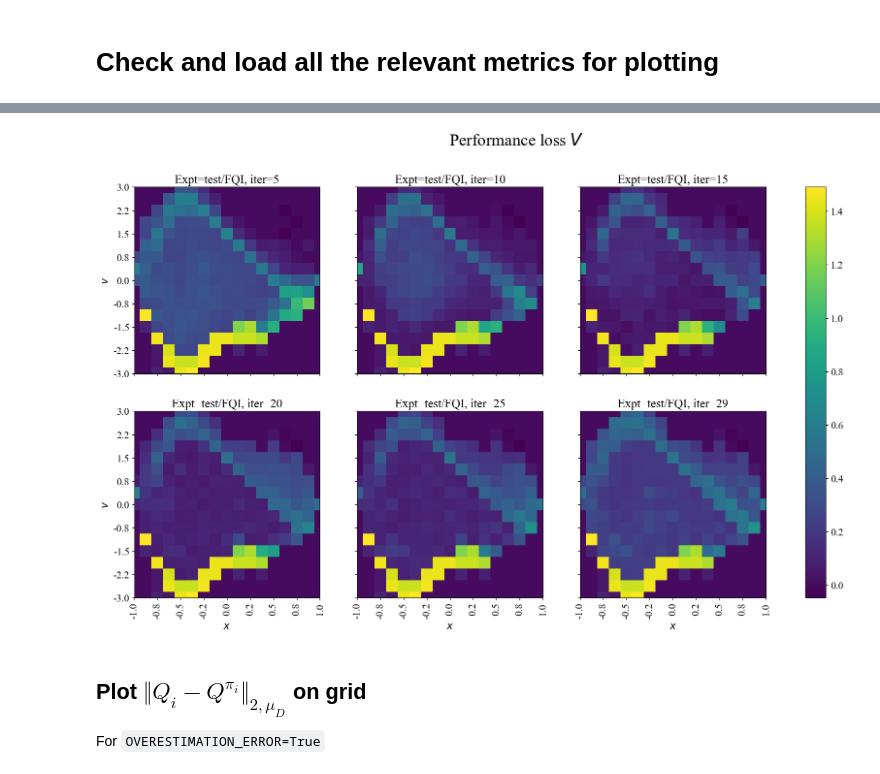
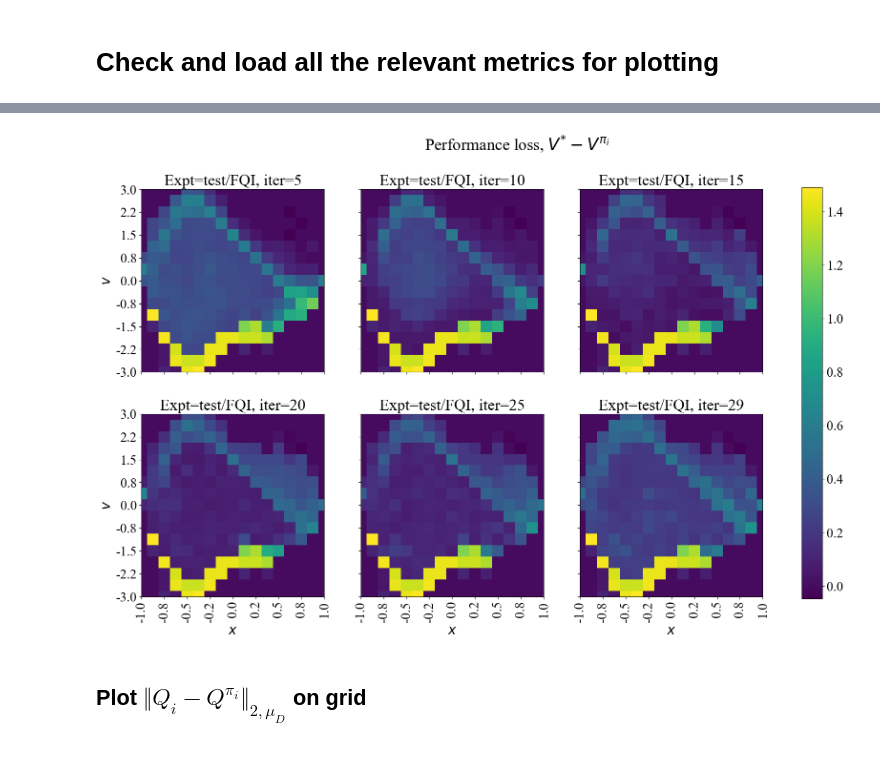
Before and after one commit to theovincent/slimDQN, a Jupyter notebook: experiments/CarOnHill/plots.ipynb, the cells around one changed output, grey strips where cells are left out. Cells and saved outputs as stored; diff of their text form; code cells hidden in the pictures.

```diff
--- a/experiments/CarOnHill/plots.ipynb
+++ b/experiments/CarOnHill/plots.ipynb
@@ -13,18 +17,14 @@ BASE_PATH = "logs/"
 # Hyperparameter setting for generating the plots
 # %%
 # Set these value before running the cells below
-experiments_to_run = ['test/FQI']
+experiments_to_run = ["test2/FQI"]
 # Set these value to True if you want to generate these plots
 SAMPLES_DISTRIBUTION = True
-PERFORMANCE_LOSS = True
+PERFORMANCE_LOSS = False
 APPROX_ERROR_ON_RB_DATA = True
 BELLMAN_ITERATIONS_FOR_POLICY = [5, 10, 15, 20, 25, 29]
-BELLMAN_ITERATIONS_FOR_PERFORMANCE_LOSS = [5, 10, 15, 20, 25, 29]
-OVERESTIMATION_ERROR=True
-if PERFORMANCE_LOSS:
-    OPT_Q = np.load(os.path.join(BASE_PATH, "Q*.npy"))
-if len(BELLMAN_ITERATIONS_FOR_PERFORMANCE_LOSS) > 0:
-    OPT_V = np.load(os.path.join(BASE_PATH, "V*.npy"))
+BELLMAN_ITERATIONS_FOR_PERFORMANCE_LOSS = []
+OVERESTIMATION_ERROR = False
 # %% [markdown]
 # Check and load all the relevant metrics for plotting
 # %%
@@ -160,27 +293,36 @@ For `BELLMAN_ITERATIONS_FOR_PERFORMANCE_LOSS`$\neq$`[]`
 # %%
 if len(BELLMAN_ITERATIONS_FOR_PERFORMANCE_LOSS) > 0:
     perf_losses = {}
     for iteration in BELLMAN_ITERATIONS_FOR_PERFORMANCE_LOSS:
         for experiment in experiment_seed_folder_map:
-            n_seeds = len(metrics[experiment]["q_i_grid"])
-            v_perf = np.zeros((n_seeds, NX*NV))
+            n_seeds = len(metrics[experiment]["q_grid"])
+            v_perf = np.zeros((n_seeds, NX * NV))
             for idx_seed, seed_run in enumerate(experiment_seed_folder_map[experiment]):
-                v_pi_i = metrics[experiment]["q_pi_i"][seed_run][np.arange(n_bellman_iterations)[:, None],np.arange(NX*NV), np.argmax(metrics[experiment]["q_i_grid"], axis=-1)][iteration]
+                v_pi_i = metrics[experiment]["q_pi"][seed_run][
+                    np.arange(n_bellman_iterations)[:, None],
+                    np.arange(NX * NV),
+                    np.argmax(metrics[experiment]["q_grid"], axis=-1),
+                ][iteration]
                 v_perf[idx_seed] = OPT_V.reshape(-1) - v_pi_i
-            v_perf= np.mean(v_perf, axis=0)
+            v_perf = np.mean(v_perf, axis=0)
             v_perf = v_perf.reshape(NX, NV)
             v_perf = v_perf * (metrics[experiment]["scaling"] > 0).astype(float)
             perf_losses[f"Expt={experiment}, iter={iteration}"] = v_perf
 
-    plot_on_grid(perf_losses,
-                 shared_cmap=True,
-                 title="Performance loss $V$"
-                 ).savefig(os.path.join(BASE_PATH, experiment, f"performance_loss_v.pdf"), bbox_inches='tight')
+    plot_on_grid(
+        perf_losses,
+        shared_cmap=True,
+        title="Performance loss, $V^{*} - V^{\pi_i}$",
+        fontsize=20,
+        title_fontsize=30,
+    ).savefig(
+        os.path.join(BASE_PATH, experiment, f"performance_loss_v.pdf"),
+        bbox_inches="tight",
+    )
 # %% [output]
-[figure, old version]
+[figure, new version]
 # %% [markdown]
 ## Plot $\Vert Q_{i} - Q^{\pi_i}\Vert_{2, \mu_D}$ on grid
-For `OVERESTIMATION_ERROR=True`
 # %%
 if OVERESTIMATION_ERROR:
     est_err = {}
```
Also changed, not shown: parts of 13 cells of this notebook.
